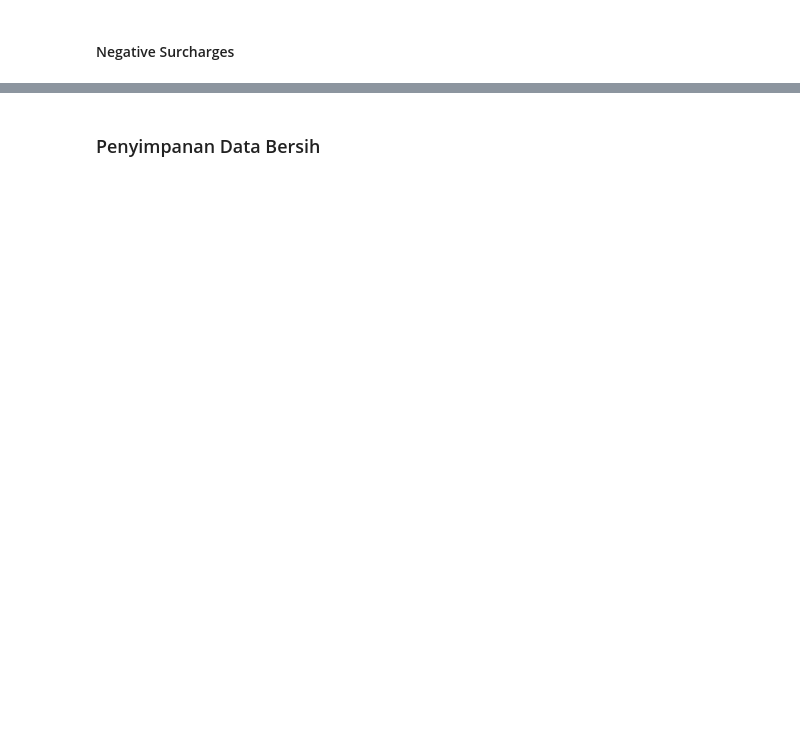
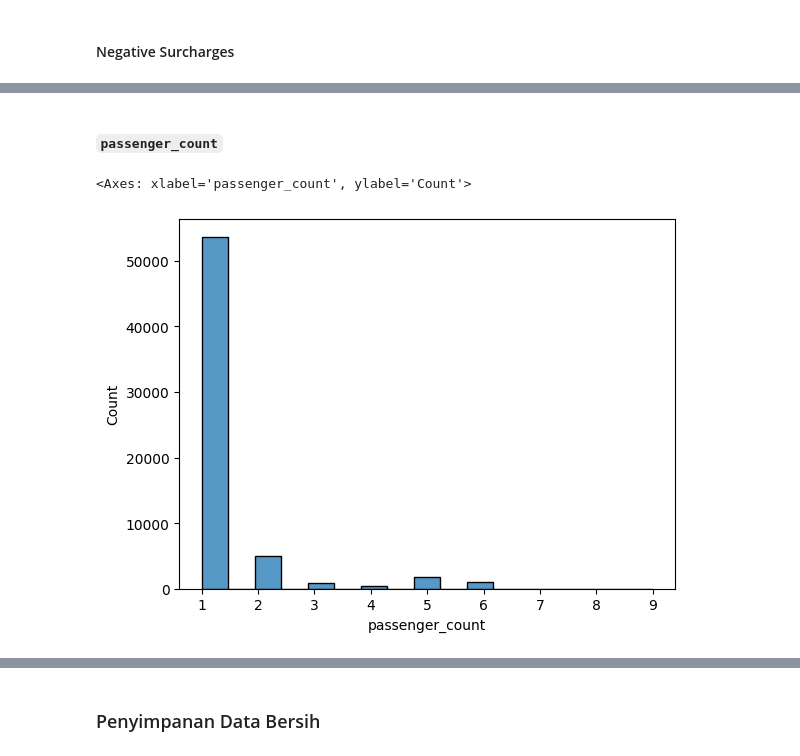
Before and after one commit to faishalhanan/capstone_modul2_newyorkcity_tlc, a Jupyter notebook: JCBSDAM-31_FaishalHanantaAji_Capstone2.ipynb, the cells around one changed output, grey strips where cells are left out. Drawn from its saved outputs; the diff is of its cells as text; code cells hidden in the pictures; blank space fills up the shorter version.

```diff
--- a/JCBSDAM-31_FaishalHanantaAji_Capstone2.ipynb
+++ b/JCBSDAM-31_FaishalHanantaAji_Capstone2.ipynb
@@ -360,4 +589,4 @@ df_clean[df_clean['trip_type'].isnull()==True]
 # %%
-df_clean.drop(index=(df_clean[df_clean['trip_type'].isnull() == True].index), inplace=True)
+df_clean.drop(index=(df_clean[df_clean["DOservice_zone"].isnull() == True].index), inplace=True)
 df_clean.isnull().sum()
 # %% [output]
@@ -383,0 +612,3 @@ dtype: int64
+# %%
+df_clean.drop(index=(df_clean[df_clean["PUservice_zone"].isnull() == True].index), inplace=True)
+df_clean.isnull().sum()
@@ -891,0 +1027,3 @@ pd.DataFrame(columns=['Column Name', 'Number of Unique', 'Unique Sample'],
+# %%
+df_clean.drop(index=df_clean[df_clean['passenger_count'] <= 0].index, inplace=True)
+df_clean.reset_index(inplace=True, drop=True)
@@ -891,0 +1040,8 @@ pd.DataFrame(columns=['Column Name', 'Number of Unique', 'Unique Sample'],
+# %% [markdown]
+##### `passenger_count`
+# %%
+# Persebaran data passenger count
+sns.histplot(data=df_clean, x="passenger_count")
+# %% [output]
+<Axes: xlabel='passenger_count', ylabel='Count'>
+[figure, added]
```
Also changed, not shown: parts of 246 cells of this notebook.
